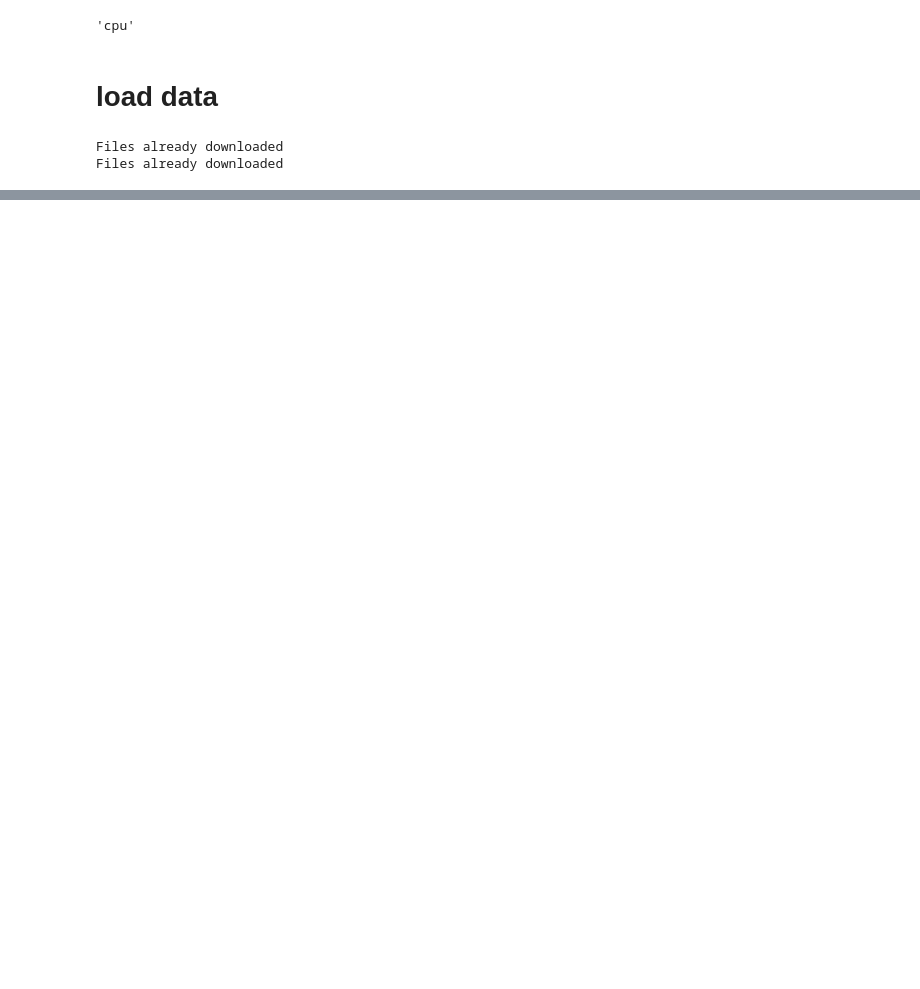
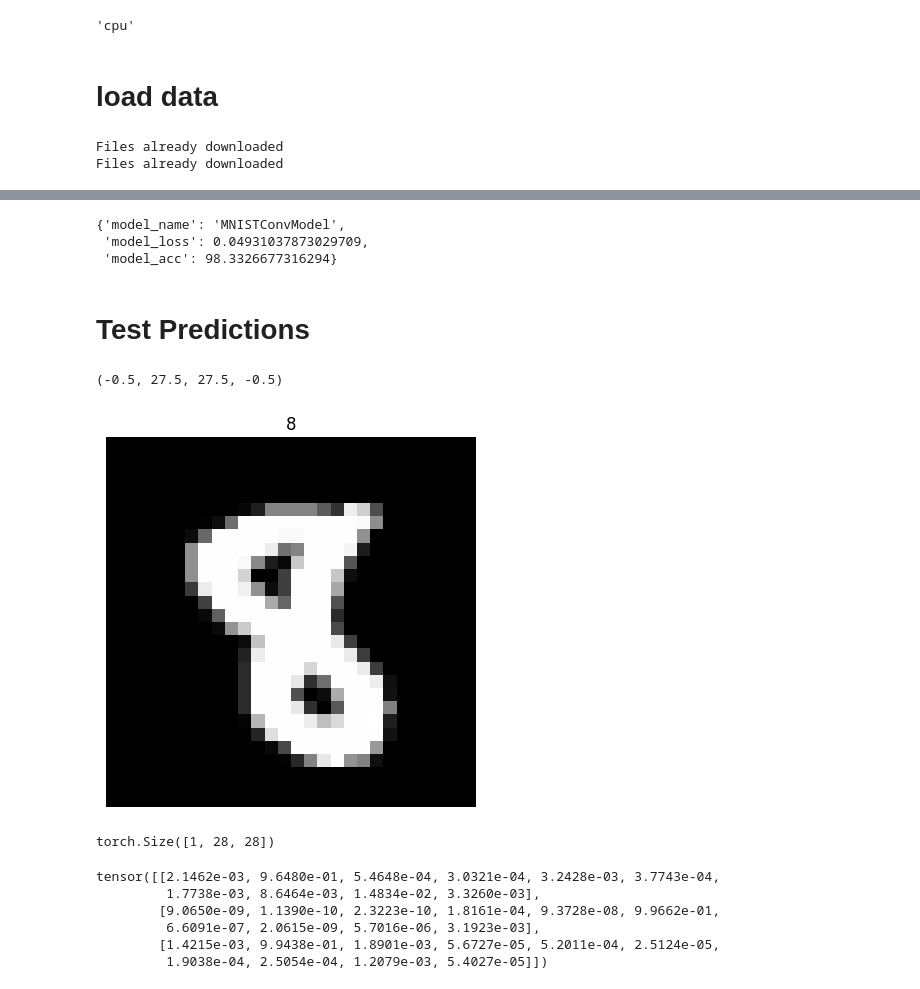
Before and after one commit to noahpro99/pytorch-learn, a Jupyter notebook: src/computer_vision.ipynb, the cells around one changed output, grey strips where cells are left out. Saved outputs shown, nothing was run; the diff lists cells and outputs as text; code cells hidden in the pictures; blank space fills up the shorter version.

Commit message:
mnist

```diff
--- a/src/computer_vision.ipynb
+++ b/src/computer_vision.ipynb
@@ -35,0 +373,14 @@ Files already downloaded
+# %%
+model_1_results = eval_model(
+    model=model_1,
+    data_loader=test_dataloader,
+    loss_fn=loss_fn,
+    accuracy_fn=accuracy_fn,
+)
+model_1_results
+# %% [output]
+{'model_name': 'MNISTConvModel',
+ 'model_loss': 0.04931037873029709,
+ 'model_acc': 98.3326677316294}
+# %% [markdown]
+# Test Predictions
@@ -35,0 +399,29 @@ Files already downloaded
+# %%
+import random
+
+test_samples = []
+test_labels = []
+for sample, label in random.sample(list(test_data), k=9):
+    test_samples.append(sample)
+    test_labels.append(label.item())
+
+plt.imshow(test_samples[0].squeeze(), cmap="gray")
+plt.title(test_labels[0])
+plt.axis(False)
+# %% [output]
+(-0.5, 27.5, 27.5, -0.5)
+[figure, added]
+# %%
+test_samples[1].shape
+# %% [output]
+torch.Size([1, 28, 28])
+# %%
+logits = make_predictions(model_1, test_samples[:3])
+logits
+# %% [output]
+tensor([[2.1462e-03, 9.6480e-01, 5.4648e-04, 3.0321e-04, 3.2428e-03, 3.7743e-04,
+         1.7738e-03, 8.6464e-03, 1.4834e-02, 3.3260e-03],
+        [9.0650e-09, 1.1390e-10, 2.3223e-10, 1.8161e-04, 9.3728e-08, 9.9662e-01,
+         6.6091e-07, 2.0615e-09, 5.7016e-06, 3.1923e-03],
+        [1.4215e-03, 9.9438e-01, 1.8901e-03, 5.6727e-05, 5.2011e-04, 2.5124e-05,
+         1.9038e-04, 2.5054e-04, 1.2079e-03, 5.4027e-05]])
```
Also changed, not shown: parts of 26 cells of this notebook.
